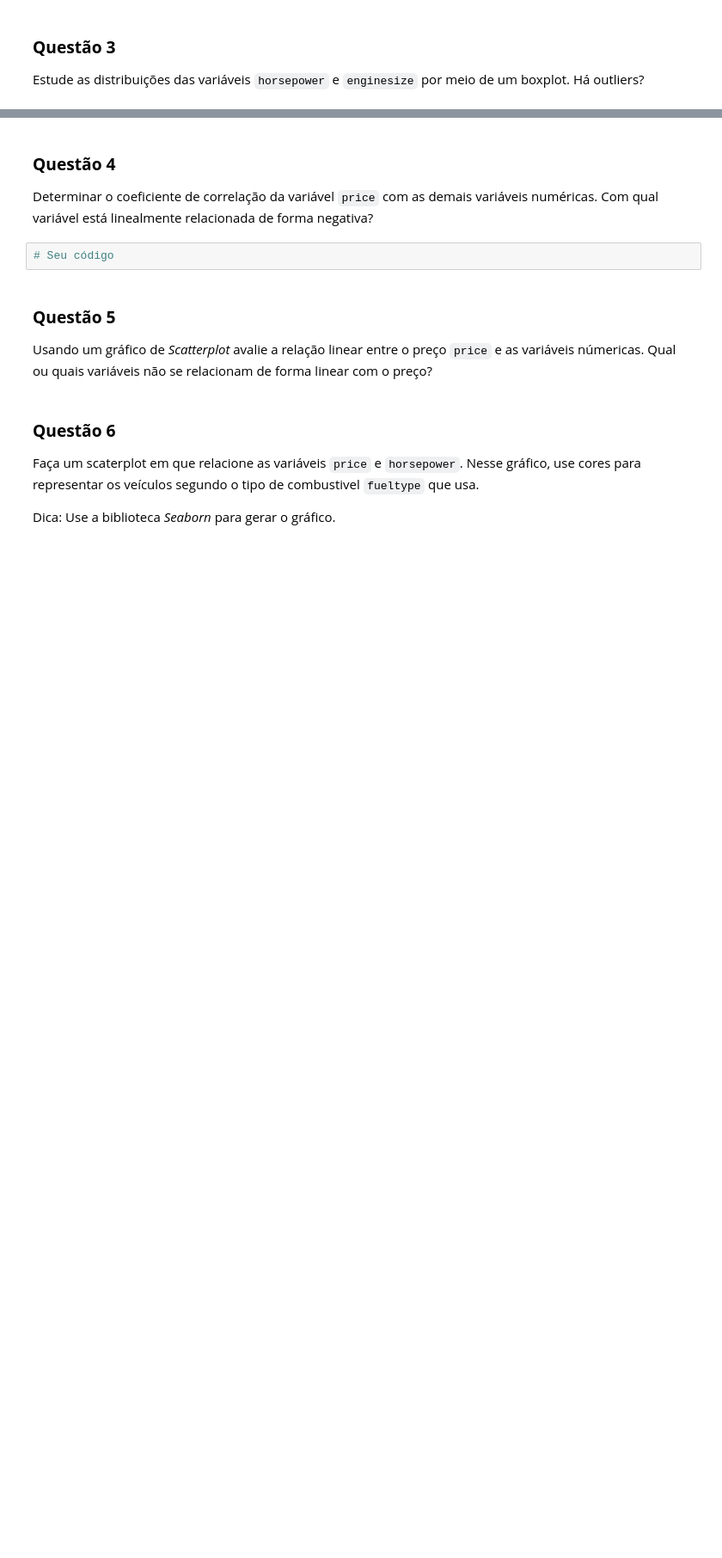
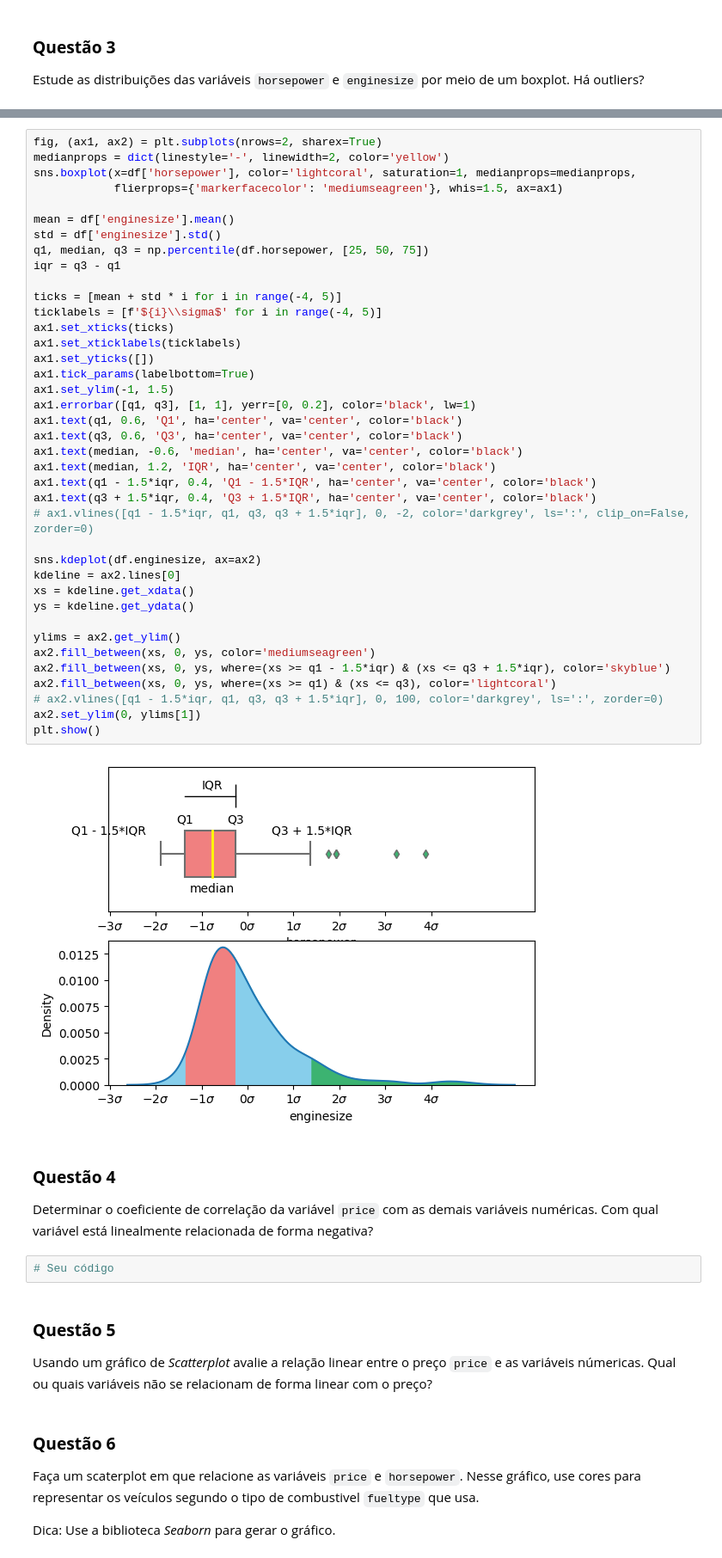
Before and after one commit to andvsilva/programming_school, a Jupyter notebook: notebooks/Reg_linear_lab_2023.ipynb, the cells around one changed output, grey strips where cells are left out. Shown at 86% size. Saved outputs shown, nothing was run; the diff lists cells and outputs as text; blank space fills up the shorter version.

```diff
--- a/notebooks/Reg_linear_lab_2023.ipynb
+++ b/notebooks/Reg_linear_lab_2023.ipynb
@@ -88,3 +185,44 @@ Estude as distribuições das variáveis `horsepower` e `enginesize` por meio de
+# %%
+fig, (ax1, ax2) = plt.subplots(nrows=2, sharex=True)
+medianprops = dict(linestyle='-', linewidth=2, color='yellow')
+sns.boxplot(x=df['horsepower'], color='lightcoral', saturation=1, medianprops=medianprops,
+            flierprops={'markerfacecolor': 'mediumseagreen'}, whis=1.5, ax=ax1)
+
+mean = df['enginesize'].mean()
+std = df['enginesize'].std()
+q1, median, q3 = np.percentile(df.horsepower, [25, 50, 75])
+iqr = q3 - q1
+
+ticks = [mean + std * i for i in range(-4, 5)]
+ticklabels = [f'${i}\\sigma$' for i in range(-4, 5)]
+ax1.set_xticks(ticks)
+ax1.set_xticklabels(ticklabels)
+ax1.set_yticks([])
+ax1.tick_params(labelbottom=True)
+ax1.set_ylim(-1, 1.5)
+ax1.errorbar([q1, q3], [1, 1], yerr=[0, 0.2], color='black', lw=1)
+ax1.text(q1, 0.6, 'Q1', ha='center', va='center', color='black')
+ax1.text(q3, 0.6, 'Q3', ha='center', va='center', color='black')
+ax1.text(median, -0.6, 'median', ha='center', va='center', color='black')
+ax1.text(median, 1.2, 'IQR', ha='center', va='center', color='black')
+ax1.text(q1 - 1.5*iqr, 0.4, 'Q1 - 1.5*IQR', ha='center', va='center', color='black')
+ax1.text(q3 + 1.5*iqr, 0.4, 'Q3 + 1.5*IQR', ha='center', va='center', color='black')
+# ax1.vlines([q1 - 1.5*iqr, q1, q3, q3 + 1.5*iqr], 0, -2, color='darkgrey', ls=':', clip_on=False, zorder=0)
+
+sns.kdeplot(df.enginesize, ax=ax2)
+kdeline = ax2.lines[0]
+xs = kdeline.get_xdata()
+ys = kdeline.get_ydata()
+
+ylims = ax2.get_ylim()
+ax2.fill_between(xs, 0, ys, color='mediumseagreen')
+ax2.fill_between(xs, 0, ys, where=(xs >= q1 - 1.5*iqr) & (xs <= q3 + 1.5*iqr), color='skyblue')
+ax2.fill_between(xs, 0, ys, where=(xs >= q1) & (xs <= q3), color='lightcoral')
+# ax2.vlines([q1 - 1.5*iqr, q1, q3, q3 + 1.5*iqr], 0, 100, color='darkgrey', ls=':', zorder=0)
+ax2.set_ylim(0, ylims[1])
+plt.show()
+# %% [output]
+[figure, added]
 # %% [markdown]
 ### **Questão 4**
 Determinar o coeficiente de correlação da variável `price` com as demais variáveis numéricas. Com qual variável está linealmente relacionada de forma negativa?
```
Also changed, not shown: parts of 12 cells of this notebook.
